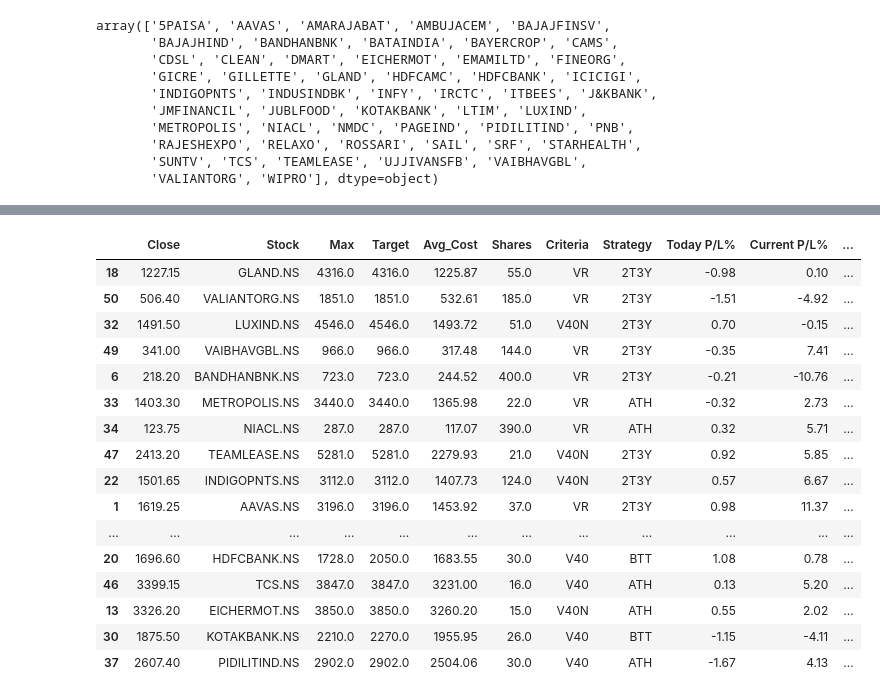
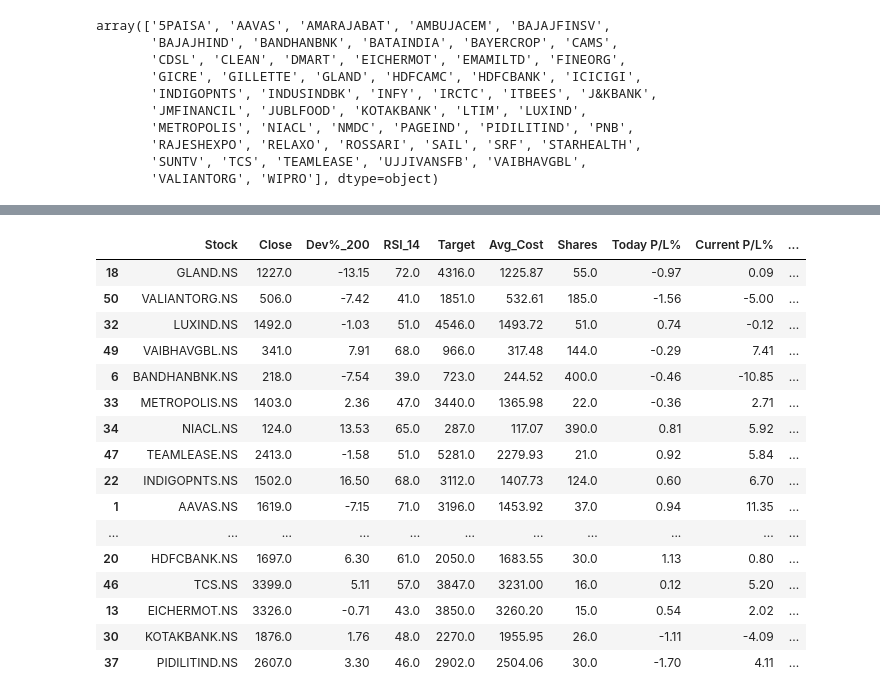
Before and after one commit to ankit-rathi/Data-Science-with-Python, a Jupyter notebook: Tradevesting/myStocks_Portfolio_Analysis.ipynb, the cells around one changed output, grey strips where cells are left out. Saved outputs shown, nothing was run; the diff lists cells and outputs as text; code cells hidden in the pictures.

```diff
--- a/Tradevesting/myStocks_Portfolio_Analysis.ipynb
+++ b/Tradevesting/myStocks_Portfolio_Analysis.ipynb
@@ -139,6 +150,6 @@ for stock_id in stock_ids:
 # %%
-df_prec_dev.reset_index(drop=True, inplace=True)
-df_prec_dev.drop(['Date'], axis=1, inplace=True)
+df_common_features.reset_index(drop=True, inplace=True)
+df_common_features.drop(['Date'], axis=1, inplace=True)
 # %%
 # portfolio stocks
 
@@ -201,4 +221,9 @@ Total loss:  -39887.0
 # %%
-cols = ['Close', 'Stock', 'Max', 'Target', 'Avg_Cost', 'Shares', 'Criteria', 'Strategy', 'Today P/L%', 'Current P/L%', 'Estimated P/L%', 'Juice Left%', 'Weightage%', 'Risk Ind']
-tmp_df = tmp_df[cols]
+cols = ['Stock', 'Close', 'Dev%_200', 'RSI_14', 'Target', 'Avg_Cost', 'Shares', 'Today P/L%', 'Current P/L%', 'Estimated P/L%', 'Juice Left%', 'Weightage%', 'Risk Ind', 'LatestQtr', 'StarStock', 'Criteria', 'Strategy', 'Conviction']
+df_portfolio_features = df_portfolio_features[cols]
+
+if gen_output == 1:
+  from google.colab import drive
+  drive.mount('/content/drive')
+  df_portfolio_features.to_csv('/content/drive/My Drive/data/stocks/myStocks-Portfolio-Analysis.csv', index=False)
 # %%
@@ -244,21 +269,21 @@ tmp_df.sort_values(by = 'Juice Left%', ascending=True)
 # %%
-tmp_df.sort_values(by = 'Estimated P/L%', ascending=False)
+df_portfolio_features.sort_values(by = 'Estimated P/L%', ascending=False)
 # %% [output]
-|  | Close | Stock | Max | Target | Avg_Cost | Shares | Criteria | Strategy | Today P/L% | Current P/L% | ... |
-| 18 | 1227.15 | GLAND.NS | 4316.0 | 4316.0 | 1225.87 | 55.0 | VR | 2T3Y | -0.98 | 0.10 | ... |
-| 50 | 506.40 | VALIANTORG.NS | 1851.0 | 1851.0 | 532.61 | 185.0 | VR | 2T3Y | -1.51 | -4.92 | ... |
-| 32 | 1491.50 | LUXIND.NS | 4546.0 | 4546.0 | 1493.72 | 51.0 | V40N | 2T3Y | 0.70 | -0.15 | ... |
-| 49 | 341.00 | VAIBHAVGBL.NS | 966.0 | 966.0 | 317.48 | 144.0 | VR | 2T3Y | -0.35 | 7.41 | ... |
-| 6 | 218.20 | BANDHANBNK.NS | 723.0 | 723.0 | 244.52 | 400.0 | VR | 2T3Y | -0.21 | -10.76 | ... |
-| 33 | 1403.30 | METROPOLIS.NS | 3440.0 | 3440.0 | 1365.98 | 22.0 | VR | ATH | -0.32 | 2.73 | ... |
-| 34 | 123.75 | NIACL.NS | 287.0 | 287.0 | 117.07 | 390.0 | VR | ATH | 0.32 | 5.71 | ... |
-| 47 | 2413.20 | TEAMLEASE.NS | 5281.0 | 5281.0 | 2279.93 | 21.0 | V40N | 2T3Y | 0.92 | 5.85 | ... |
-| 22 | 1501.65 | INDIGOPNTS.NS | 3112.0 | 3112.0 | 1407.73 | 124.0 | V40N | 2T3Y | 0.57 | 6.67 | ... |
-| 1 | 1619.25 | AAVAS.NS | 3196.0 | 3196.0 | 1453.92 | 37.0 | VR | 2T3Y | 0.98 | 11.37 | ... |
-| ... | ... | ... | ... | ... | ... | ... | ... | ... | ... | ... | ... |
-| 20 | 1696.60 | HDFCBANK.NS | 1728.0 | 2050.0 | 1683.55 | 30.0 | V40 | BTT | 1.08 | 0.78 | ... |
-| 46 | 3399.15 | TCS.NS | 3847.0 | 3847.0 | 3231.00 | 16.0 | V40 | ATH | 0.13 | 5.20 | ... |
-| 13 | 3326.20 | EICHERMOT.NS | 3850.0 | 3850.0 | 3260.20 | 15.0 | V40N | ATH | 0.55 | 2.02 | ... |
-| 30 | 1875.50 | KOTAKBANK.NS | 2210.0 | 2270.0 | 1955.95 | 26.0 | V40 | BTT | -1.15 | -4.11 | ... |
-| 37 | 2607.40 | PIDILITIND.NS | 2902.0 | 2902.0 | 2504.06 | 30.0 | V40 | ATH | -1.67 | 4.13 | ... |
+|  | Stock | Close | Dev%_200 | RSI_14 | Target | Avg_Cost | Shares | Today P/L% | Current P/L% | ... |
+| 18 | GLAND.NS | 1227.0 | -13.15 | 72.0 | 4316.0 | 1225.87 | 55.0 | -0.97 | 0.09 | ... |
+| 50 | VALIANTORG.NS | 506.0 | -7.42 | 41.0 | 1851.0 | 532.61 | 185.0 | -1.56 | -5.00 | ... |
+| 32 | LUXIND.NS | 1492.0 | -1.03 | 51.0 | 4546.0 | 1493.72 | 51.0 | 0.74 | -0.12 | ... |
+| 49 | VAIBHAVGBL.NS | 341.0 | 7.91 | 68.0 | 966.0 | 317.48 | 144.0 | -0.29 | 7.41 | ... |
+| 6 | BANDHANBNK.NS | 218.0 | -7.54 | 39.0 | 723.0 | 244.52 | 400.0 | -0.46 | -10.85 | ... |
+| 33 | METROPOLIS.NS | 1403.0 | 2.36 | 47.0 | 3440.0 | 1365.98 | 22.0 | -0.36 | 2.71 | ... |
+| 34 | NIACL.NS | 124.0 | 13.53 | 65.0 | 287.0 | 117.07 | 390.0 | 0.81 | 5.92 | ... |
+| 47 | TEAMLEASE.NS | 2413.0 | -1.58 | 51.0 | 5281.0 | 2279.93 | 21.0 | 0.92 | 5.84 | ... |
+| 22 | INDIGOPNTS.NS | 1502.0 | 16.50 | 68.0 | 3112.0 | 1407.73 | 124.0 | 0.60 | 6.70 | ... |
+| 1 | AAVAS.NS | 1619.0 | -7.15 | 71.0 | 3196.0 | 1453.92 | 37.0 | 0.94 | 11.35 | ... |
+| ... | ... | ... | ... | ... | ... | ... | ... | ... | ... | ... |
+| 20 | HDFCBANK.NS | 1697.0 | 6.30 | 61.0 | 2050.0 | 1683.55 | 30.0 | 1.13 | 0.80 | ... |
+| 46 | TCS.NS | 3399.0 | 5.11 | 57.0 | 3847.0 | 3231.00 | 16.0 | 0.12 | 5.20 | ... |
+| 13 | EICHERMOT.NS | 3326.0 | -0.71 | 43.0 | 3850.0 | 3260.20 | 15.0 | 0.54 | 2.02 | ... |
+| 30 | KOTAKBANK.NS | 1876.0 | 1.76 | 48.0 | 2270.0 | 1955.95 | 26.0 | -1.11 | -4.09 | ... |
+| 37 | PIDILITIND.NS | 2607.0 | 3.30 | 46.0 | 2902.0 | 2504.06 | 30.0 | -1.70 | 4.11 | ... |
 # %%
```
Also changed, not shown: parts of 11 cells of this notebook.
